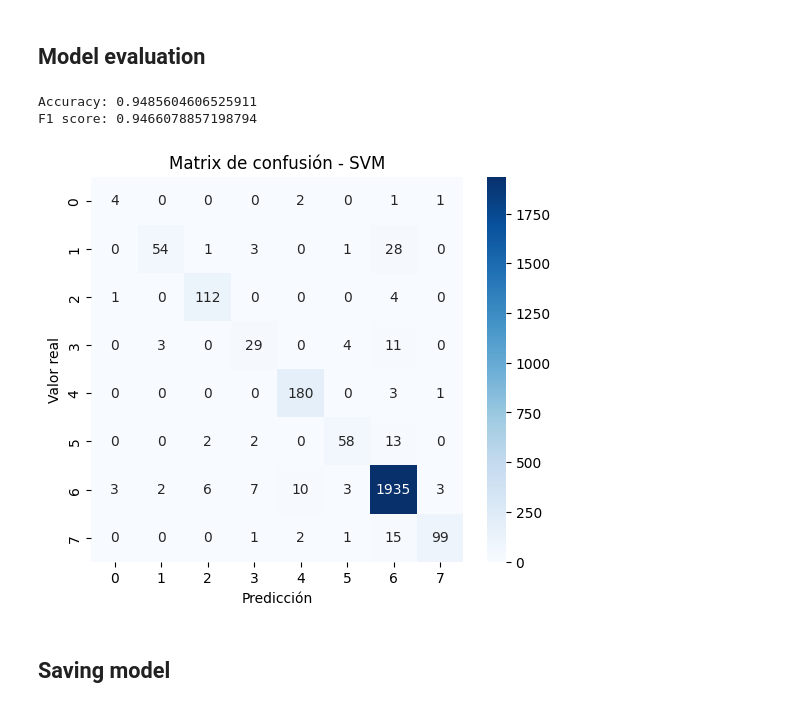
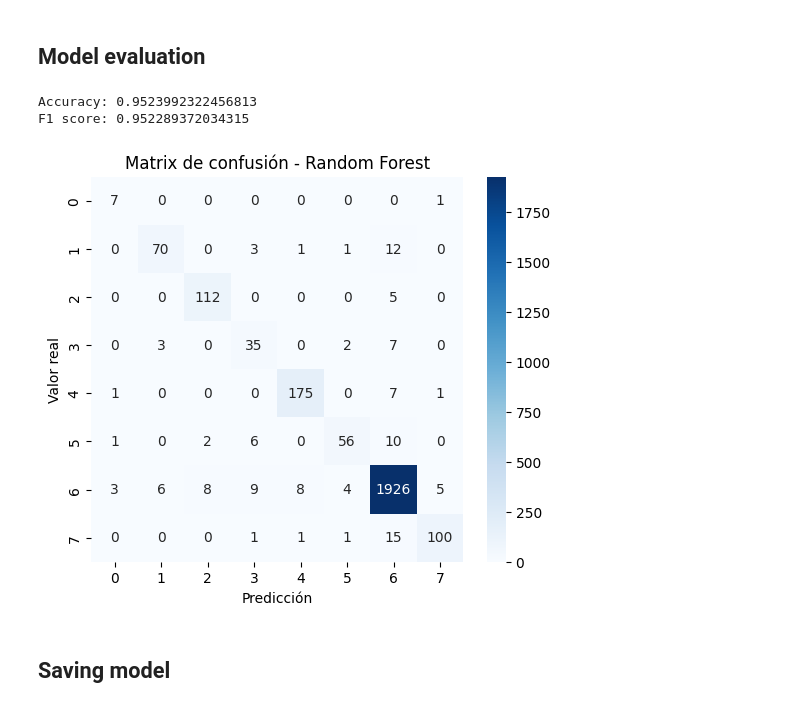
Before and after one commit to TheDavidLaCosa/MiniTFM, a Jupyter notebook: models_randforest.ipynb, the cells around one changed output. Drawn from its saved outputs; the diff is of its cells as text; code cells hidden in the pictures.

Commit message:
Title fix

```diff
--- a/models_randforest.ipynb
+++ b/models_randforest.ipynb
@@ -70,20 +70,20 @@ y_pred = rfc.predict(x_test)
 # %%
 print(f"Accuracy: {accuracy_score(y_test, y_pred)}")
 print(f"F1 score: {f1_score(y_test, y_pred, average = 'weighted')}")
 
 cm = confusion_matrix(y_test, y_pred)
 
 plt.figure(figsize=(6, 5))
 sns.heatmap(cm, annot=True, fmt='d', cmap='Blues')
 
 plt.xlabel('Predicción')
 plt.ylabel('Valor real')
-plt.title('Matrix de confusión - SVM')
+plt.title('Matrix de confusión - Random Forest')
 plt.show()
 # %% [output]
-Accuracy: 0.9485604606525911
-F1 score: 0.9466078857198794
+Accuracy: 0.9523992322456813
+F1 score: 0.952289372034315
-[figure, old version]
+[figure, new version]
 # %% [markdown]
 ## Saving model
 # %%
```
